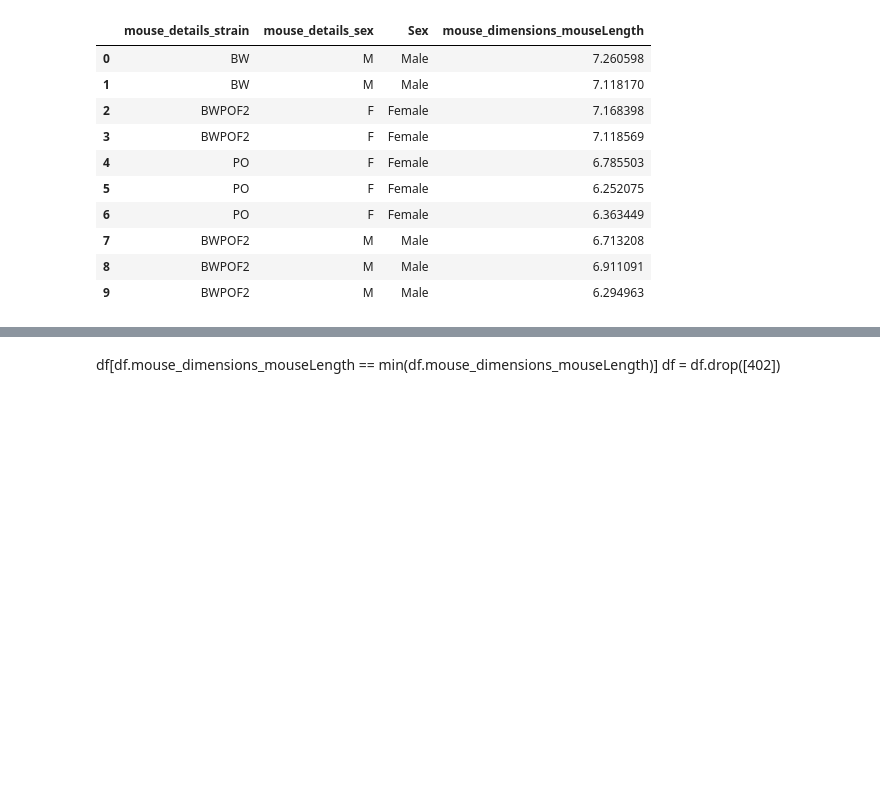
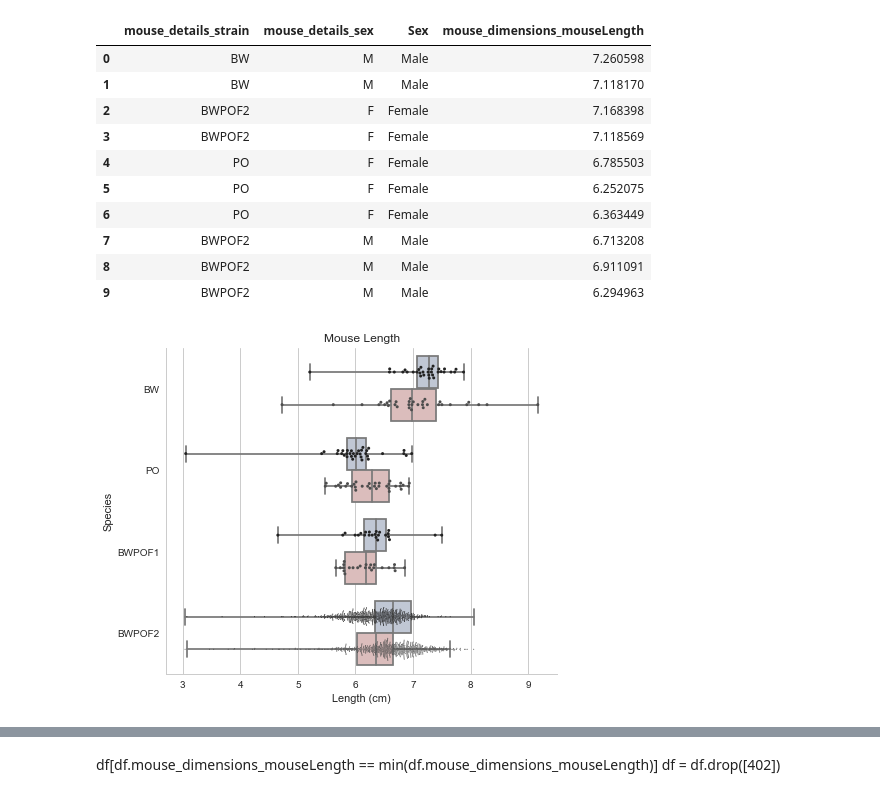
Before and after one commit to zachbogart/mice_behavior_capstone, a Jupyter notebook: process_data/results/ViolinPlot_designs.ipynb, the cells around one changed output, grey strips where cells are left out. Cells and saved outputs as stored; diff of their text form; code cells hidden in the pictures; blank space fills up the shorter version.

```diff
--- a/process_data/results/ViolinPlot_designs.ipynb
+++ b/process_data/results/ViolinPlot_designs.ipynb
@@ -47,37 +47,40 @@ detect_outlier(df[var])
 # %%
 var = 'mouse_dimensions_mouseLength'
 sns.set(style="ticks")
 sns.set_style("whitegrid")
 
 df2 = df[df[var] > 3]
 
 # Initialize the figure with a logarithmic x axis
 f, ax = plt.subplots(figsize=(7, 6))
 
 # Plot the orbital period with horizontal boxes
-sns.boxplot(x=var, y="mouse_details_strain", hue = 'Sex', data=df2,
-            whis="range", palette="vlag", order = ['BW', 'PO', 'BWPOF1', 'BWPOF2'] )
+sns.boxplot(x=var, y="mouse_details_strain", hue = 'Sex',
+               data=df2, whis="range", palette="vlag",
+               order = ['BW', 'PO', 'BWPOF1', 'BWPOF2'] )
 
 # Add in points to show each observation
 sns.swarmplot(x=var, y="mouse_details_strain", hue = 'Sex',
               data=df2[df2.mouse_details_strain.isin(['BW', 'PO', 'BWPOF1'])],
-              size=3, color=".3", dodge = True, linewidth=0,
+              size=3, color=".3", linewidth=0, dodge = True,
               order = ['BW', 'PO', 'BWPOF1', 'BWPOF2'])
 
 # Add in points to show each observation
 sns.swarmplot(x=var, y="mouse_details_strain", hue = 'Sex',
               data=df2[df2.mouse_details_strain.isin(['BWPOF2'])],
-              size=1, color=".3", dodge = True, linewidth=0,
+              size=1, color=".3", linewidth=0, dodge = True,
               order = ['BW', 'PO', 'BWPOF1', 'BWPOF2'])
 
 # Tweak the visual presentation
 ax.set_title("Mouse Length")
 ax.xaxis.grid(True)
-ax.legend(loc=2)
+ax.legend_.remove()
 ax.set(ylabel="Species", xlabel = "Length (cm)")
 #ax.ylim(min(df[var], max(df[var])))
 sns.despine()
-f.savefig("PosterPlots/"+ var + ".pdf")
+f.savefig("PosterPlots/"+ 'cc_fig2_outliers' + ".pdf")
+# %% [output]
+[figure, added]
 # %%
 var = "turning_preferences_fraction_straight"
 sns.set(style="ticks")
```
Also changed, not shown: parts of 8 cells of this notebook, 27 other files.
